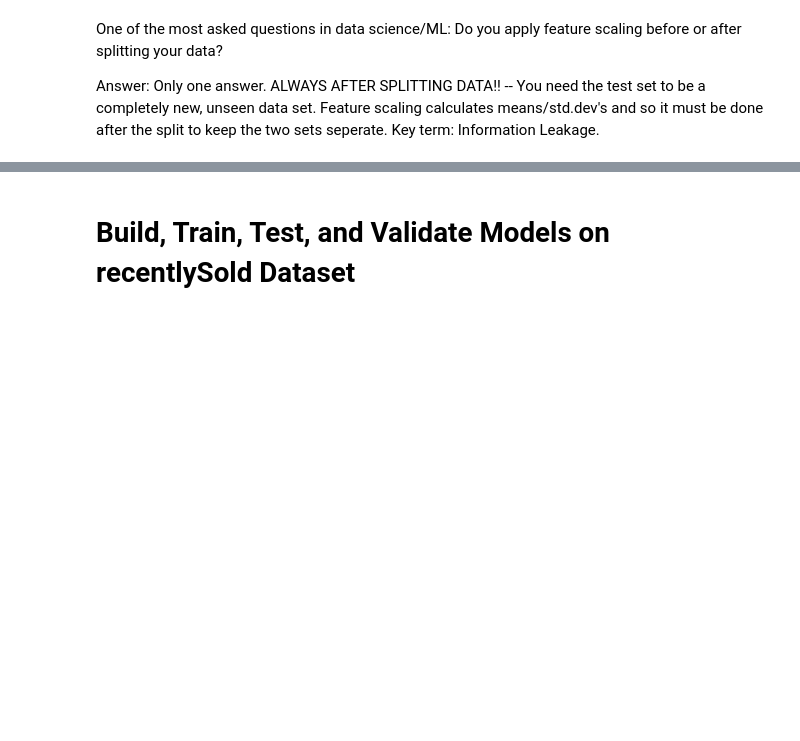
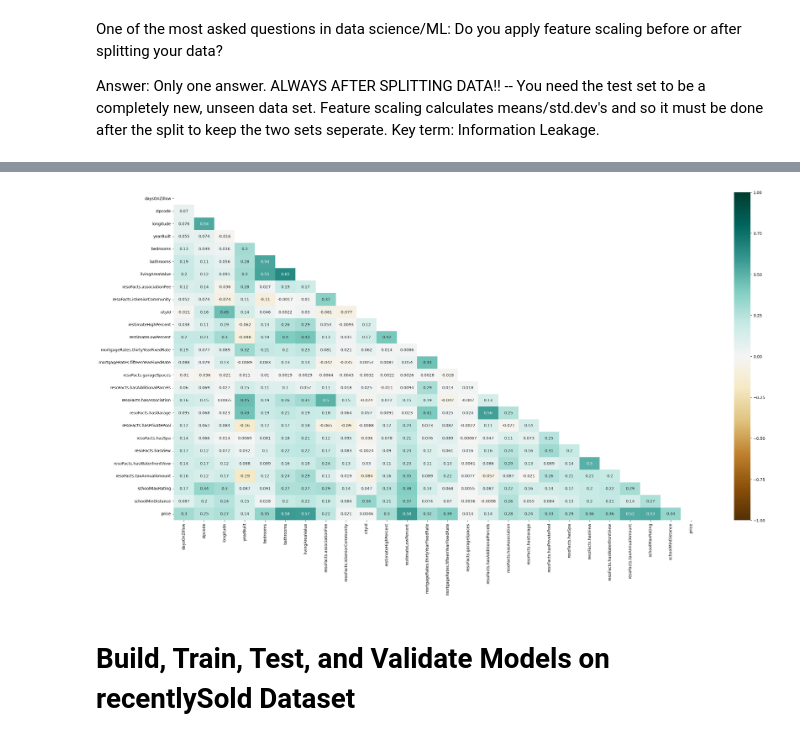
Before and after one commit to Jonathan-Tiede/RealEstate_Recommender, a Jupyter notebook: dataPrediction.ipynb, the cells around one changed output, grey strips where cells are left out. Cells and saved outputs as stored; diff of their text form; code cells hidden in the pictures; blank space fills up the shorter version.

```diff
--- a/dataPrediction.ipynb
+++ b/dataPrediction.ipynb
@@ -48,17 +79,27 @@ def mean_absolute_percentage_error(y_true, y_pred):
 '''
 Read in csv files.
 '''
-
 df_forSale = pd.read_csv('cleaned_forSale_data.csv', index_col=0)
 df_recentlySold = pd.read_csv('cleaned_recentlySold_data.csv', index_col=0)
 
 df_recentlySold['dateSold'] = pd.to_datetime(df_recentlySold['dateSoldString'])
 df_recentlySold.drop('dateSoldString', axis=1, inplace=True)
 
-modelColumns_recentlySold = ['daysOnZillow', 'price/sqft', 'zipcode', 'yearBuilt', 'bedrooms', 'bathrooms', 'livingAreaValue',
-                             'lotAreaValue', 'zestimate', 'favoriteCount', 'pageViewCount', 'resoFacts.associationFee',
-                             'listingSubType.isForeclosure', 'resoFacts.isSeniorCommunity', 'priceOutlier', 'price']
+modelColumns_recentlySold = ['daysOnZillow','zipcode','longitude','yearBuilt','bedrooms','bathrooms','livingAreaValue',
+                             'resoFacts.associationFee','priceOutlier']
 
-modelColumns_forSale = ['daysOnZillow', 'listPrice', 'price/sqft', 'zipcode', 'yearBuilt', 'bedrooms', 'bathrooms', 'livingAreaValue',
-                        'lotAreaValue', 'zestimate', 'favoriteCount', 'pageViewCount', 'resoFacts.associationFee',
-                        'listingSubType.isForeclosure', 'resoFacts.isSeniorCommunity']
+modelColumns_forSale = ['daysOnZillow','zipcode','longitude','yearBuilt','bedrooms','bathrooms','livingAreaValue',
+                        'zestimate','resoFacts.associationFee','priceOutlier']
+
+addtl = ['resoFacts.isSeniorCommunity','cityId','restimateHighPercent','restimateLowPercent','mortgageRates.thirtyYearFixedRate','mortgageRates.fifteenYearFixedRate',
+         'resoFacts.garageSpaces','resoFacts.hasAdditionalParcels','resoFacts.hasAssociation',
+         'resoFacts.hasGarage','resoFacts.hasPrivatePool','resoFacts.hasSpa','resoFacts.hasView','resoFacts.hasWaterfrontView',
+         'resoFacts.taxAnnualAmount','schoolMaxRating','schoolMinDistance']
+
+booleanFeatures = ['resoFacts.isSeniorCommunity','resoFacts.isSeniorCommunity','resoFacts.hasAdditionalParcels','resoFacts.hasAssociation',
+                   'resoFacts.hasGarage','resoFacts.hasPrivatePool','resoFacts.hasSpa','resoFacts.hasView','resoFacts.hasWaterfrontView']
+
+# rejectedFeatures = ['resoFacts.hasWaterfrontYN','rentZestimate','mortgageRates.arm5Rate','resoFacts.garageSpaces','listingSubType.isForeclosure','favoriteCount'resoFacts.hasAttachedProperty','lotAreaValue','taxAssessedValue','resoFacts.hasAttachedGarage']
+
+modelColumns_recentlySold = modelColumns_recentlySold + addtl + ['price']
+modelColumns_forSale = modelColumns_forSale + addtl
@@ -110,2 +203,12 @@ Index(['bathrooms', 'bedrooms', 'daysOnZillow', 'favoriteCount',
+# %%
+'''
+Look at correlation heatmap
+'''
+plt.figure(figsize=(30, 15))
+mask = np.triu(np.ones_like(modelData_recentlySold.corr(), dtype=np.bool_))
+sns.heatmap(modelData_recentlySold.corr(), mask=mask, vmin=-1, vmax=1, annot=True, cmap='BrBG')
+plt.show()
+# %% [output]
+[figure, added]
 # %% [markdown]
 # Build, Train, Test, and Validate Models on recentlySold Dataset
```
Also changed, not shown: parts of 17 cells of this notebook, 5 other files.
